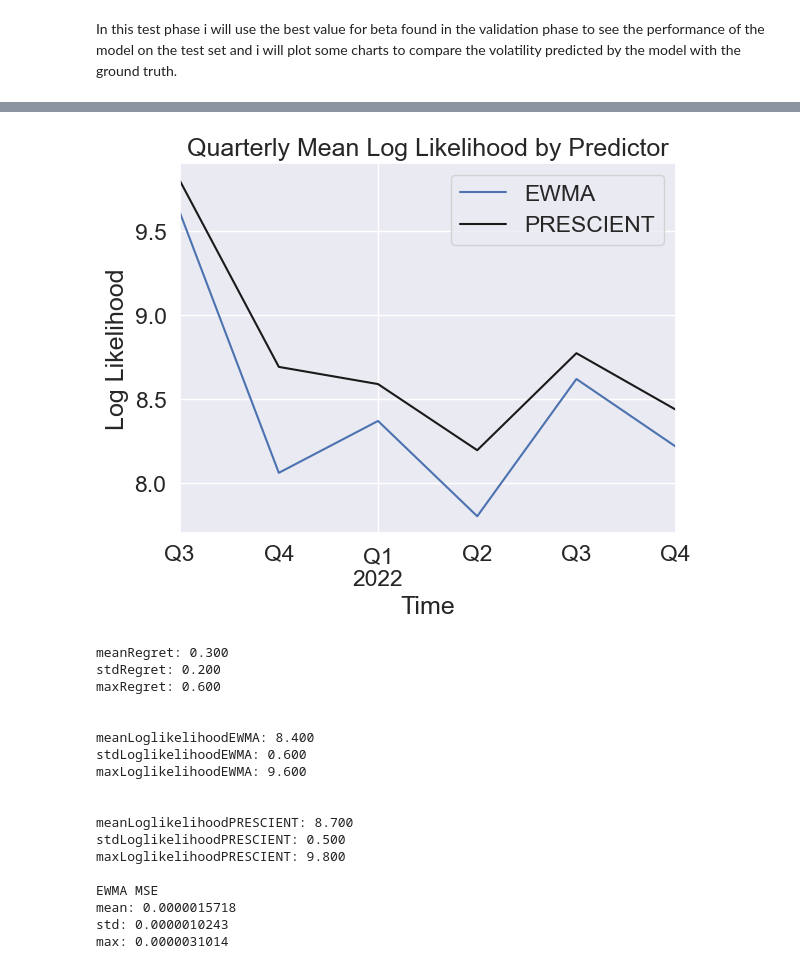
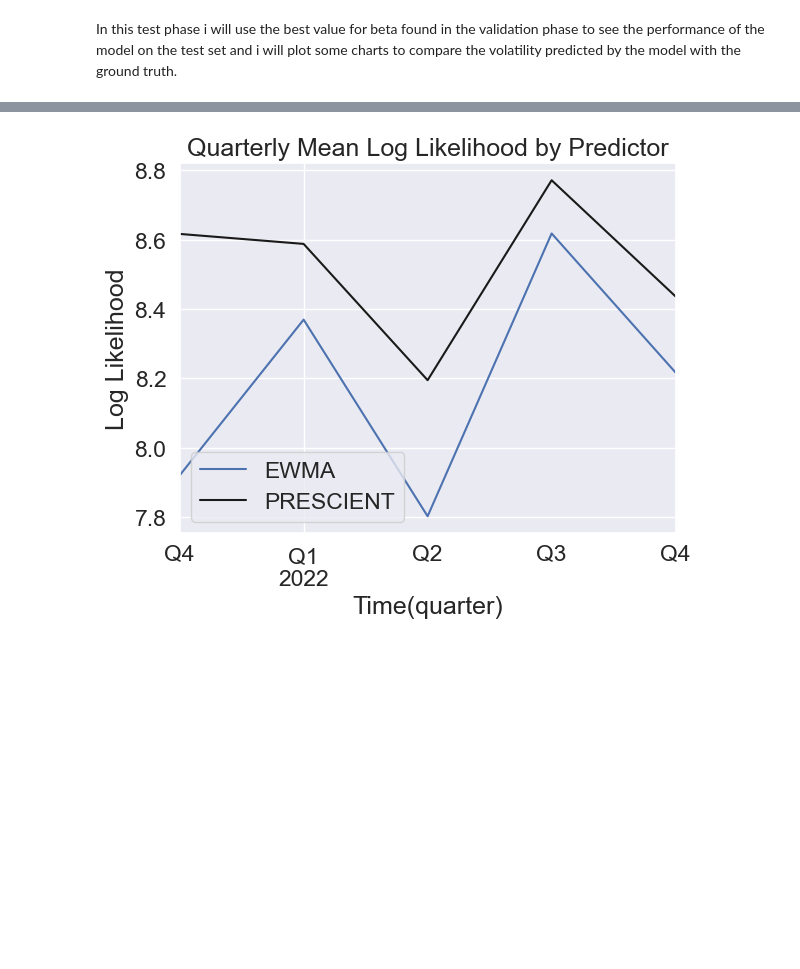
Before and after one commit to StefanoChiodini/cov_pred_finance, a Jupyter notebook: experiments/ewmaPerformance.ipynb, the cells around one changed output, grey strips where cells are left out. Drawn from its saved outputs; the diff is of its cells as text; code cells hidden in the pictures; blank space fills up the shorter version.

Commit message:
fixed a bug in measuring performance. now he performance measurement is fair across all predictors

```diff
--- a/experiments/ewmaPerformance.ipynb
+++ b/experiments/ewmaPerformance.ipynb
@@ -165,7 +146,7 @@ The best value for beta has been found with the grid search method applied in th
 # beta = 2 ** (-1 / ewma_halflife)
 # beta = 0.1
 
-def ewmaValidationPhase(betaValue, startingDate, endingDate, betaIncrement, prescientAlreadyPrinted):
+def ewmaValidationPhase(betaValue, startingDate, endingDate, betaIncrement, prescientAlreadyPrinted, datasetUsedWithPercentageChange):
     '''
     this function is used to perform the validation phase of the EWMA predictor; it's used to find the best beta value for the EWMA predictor.
     Grid search is used and the performance of the beta hyperparameter is evaluated using the MSE, log-likelihood and regret metrics.
@@ -174,7 +155,7 @@ def ewmaValidationPhase(betaValue, startingDate, endingDate, betaIncrement, pres
     while betaValue < 1:
 
         ewma_halflife = -np.log(2) / np.log(betaValue)
-        ewmaDict = dict(_ewma_cov(stocksPercentageChangeReturn, halflife=ewma_halflife))
+        ewmaDict = dict(_ewma_cov(datasetUsedWithPercentageChange, halflife=ewma_halflife))
 
         #
         # DEFINE END AND START DATES FOR BACKTESTS
@@ -277,6 +258,10 @@ def ewmaValidationPhase(betaValue, startingDate, endingDate, betaIncrement, pres
         # Increment beta
         betaValue += betaIncrement
 
+    print("lenght of ewmaDict: ", len(ewmaDict))
+    print("first timestamp of ewmaDict: ", list(ewmaDict.keys())[0])
+    print("last timestamp of ewmaDict: ", list(ewmaDict.keys())[-1])
+
     # return the fundamental values to plot a chart
     return betaValues, ewmaMeanRegretValues, ewmaMeanlogLikelihoodValues, prescientMeanlogLikelihoodValue
 # %%
@@ -484,7 +472,7 @@ ewmaMeanlogLikelihoodValues.clear()
 prescientMeanlogLikelihoodValue = 0
 
 # this is a specific run to find the best beta value (i will search in the range 0.9 -> 1 with a step of 0.001)
-betaValues, ewmaMeanRegretValues, ewmaMeanlogLikelihoodValues, prescientMeanlogLikelihoodValue = ewmaValidationPhase(0.9, startingValidationDate, endingValidationDate, 0.001, prescientAlreadyPrinted)
+betaValues, ewmaMeanRegretValues, ewmaMeanlogLikelihoodValues, prescientMeanlogLikelihoodValue = ewmaValidationPhase(0.85, startingValidationDate, endingValidationDate, 0.001, prescientAlreadyPrinted, validationDataWithPercentageChange)
 
 # plot the performance of the EWMA predictor in terms of loglikelihood
 plotLogLikelihoodPerformanceEWMA(betaValues, ewmaMeanlogLikelihoodValues, prescientMeanlogLikelihoodValue)
@@ -633,7 +624,7 @@ print("ewma_halflife used: " + str(ewma_halflife) + "\n")
 
 # ewma is a dictionary that contains the covariance matrix calculated using the ewma formula written inside the paper
 # the key of the dictionary is the timestamp and the value is the covariance matrix calculated for that day
-ewmaDict = dict(_ewma_cov(stocksPercentageChangeReturn, ewma_halflife))
+ewmaDict = dict(_ewma_cov(testDataWithPercentageChange, ewma_halflife))
 
 ewma_volatilities = {}
 
@@ -677,8 +668,8 @@ plt.plot(df_ewma_volatility_ibm, label='IBM Volatility')
 plt.plot(df_ewma_volatility_mcd, label='MCD Volatility')
 plt.legend()
 plt.title("Volatilities of the 3 assets calculated using the ewma")
-plt.xlabel("Time")
-plt.ylabel("Volatility")
+plt.xlabel("Time(days)")
+plt.ylabel("Volatility(%)")
 
 # Adding vertical lines for specific events
 plt.axvline(pd.Timestamp('2020-02-24'), color='gray', linestyle='--', lw=2)  # COVID start
@@ -726,6 +717,34 @@ predictors = [] # so this is a list of dictionaries
 
 for predictor in predictors_temp:
     predictors.append({t: predictor[t] for t in predictor.keys() if t >= start_date and t <= end_date})
+
+
+ewmaDict = predictors[0]
+ewmaDict = {k: ewmaDict[k] for k in list(ewmaDict)[19:]}
+predictors[0] = ewmaDict
+
+# now remove the first 19 entries from the predictor 1(prescient dict)
+prescientDict = predictors[1]
+
+# now remove the first 19 entries from the prescient dict
+prescientDict = {k: prescientDict[k] for k in list(prescientDict)[19:]}
+predictors[1] = prescientDict
+
+print("size of the first predictor: " + str(len(predictors[0])))
+print("size of the second predictor: " + str(len(predictors[1])))
+
+
+# make an assert to check if the length of the two predictors is the same
+assert len(predictors[0]) == len(predictors[1])
+
+# make an assert to check if the timestamps of the two predictors are the same
+assert predictors[0].keys() == predictors[1].keys()
+
+# print the first timestamp of the two predictors
+print("first timestamp of the first predictor: " + str(list(predictors[0].keys())[0]))
+print("first timestamp of the second predictor: " + str(list(predictors[1].keys())[0]))
+
+# if we are here, it means that the two predictors have the same length and the same timestamps so i can measure the performance of the two predictors
 
 
 #
@@ -769,7 +788,7 @@ for name in log_likelihoods.keys():
         log_likelihoods[name].resample("Q").mean().plot(label=name)
 
 
-plt.xlabel('Time')  # Set the x-axis label
+plt.xlabel('Time(quarter)')  # Set the x-axis label
 plt.ylabel('Log Likelihood')  # Set the y-axis label
 plt.title('Quarterly Mean Log Likelihood by Predictor')  # Set the title of the plot
 plt.legend()  # Show the legend to identify each predictor
@@ -799,6 +818,8 @@ for name in names:
     else:
         regrets[name].resample("Q").mean().plot(label=name)
 plt.legend(bbox_to_anchor=(1, 1.1), loc='center', ncols=4, labels=names[:-1], scatterpoints=1, markerscale=5);
+plt.xlabel("Time(quarter)")
+plt.ylabel("Regret")
 plt.title("Regret")
 
 for name in regrets:
@@ -849,19 +874 @@ for i, predictorDict in enumerate(predictors):
-[figure, old version]
+[figure, new version]
-meanRegret: 0.300
-stdRegret: 0.200
-maxRegret: 0.600
-
-
-meanLoglikelihoodEWMA: 8.400
-stdLoglikelihoodEWMA: 0.600
-maxLoglikelihoodEWMA: 9.600
-
-
-meanLoglikelihoodPRESCIENT: 8.700
-stdLoglikelihoodPRESCIENT: 0.500
-maxLoglikelihoodPRESCIENT: 9.800
-
-EWMA MSE
-mean: 0.0000015718
-std: 0.0000010243
-max: 0.0000031014
```
Also changed, not shown: parts of 12 cells of this notebook, 8 other files.
